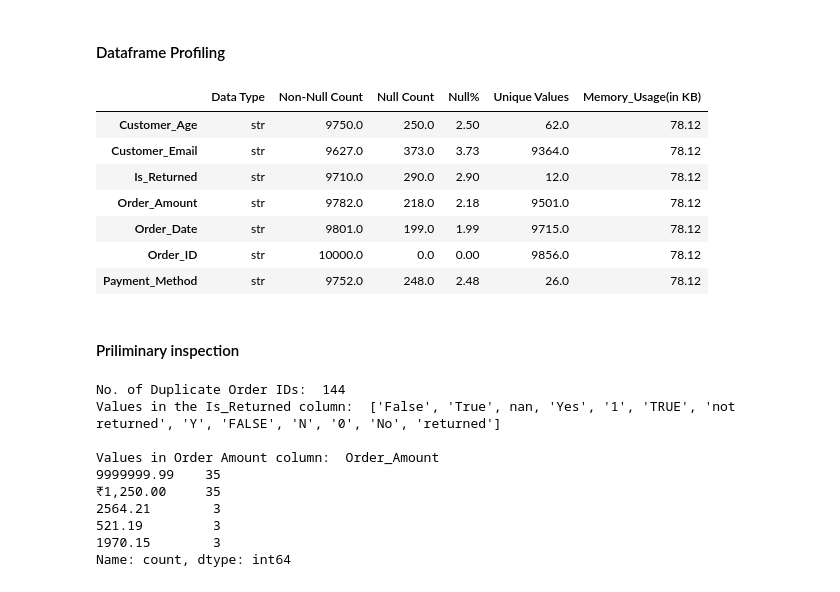
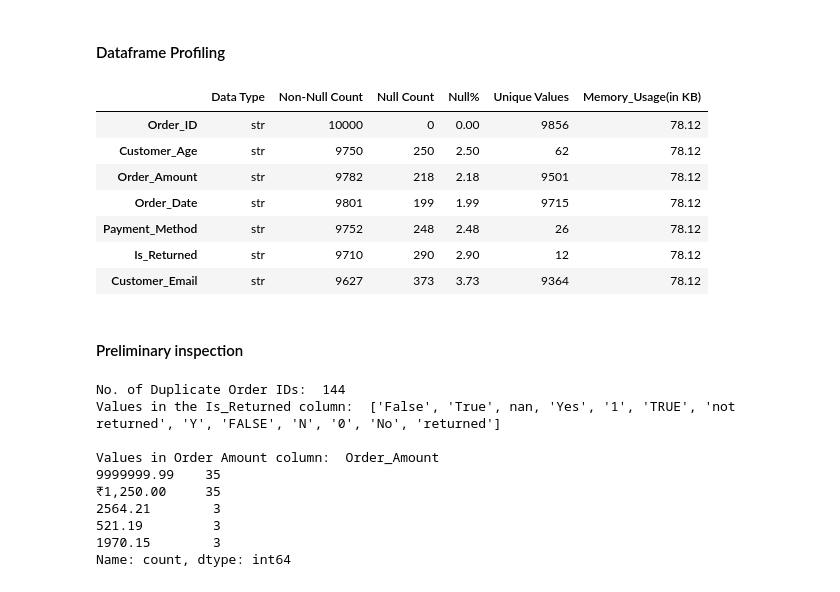
Before and after one commit to dibyajyotisamal/ecommerce-revenue-integrity-pipeline, a Jupyter notebook: notebooks/01_data_quality_check.ipynb, the cells around one changed output. Saved outputs shown, nothing was run; the diff lists cells and outputs as text; code cells hidden in the pictures.

```diff
--- a/notebooks/01_data_quality_check.ipynb
+++ b/notebooks/01_data_quality_check.ipynb
@@ -20,31 +27,30 @@ sns.set_theme(style='whitegrid', palette='viridis', context='notebook')
 # %%
 df_raw = pd.read_csv(r"data\raw\ecommerce_orders_data.csv",dtype='str')
 df = df_raw.copy()
 def df_profile(df):
     '''A function to get information about a DataFrame'''
     info = pd.DataFrame({
         'Data Type': df.dtypes,
         'Non-Null Count' : df.notna().sum(),
         'Null Count': df.isna().sum(),
         'Null%' : (df.isna().mean()*100).round(2),
         'Unique Values': df.nunique().astype('int64'),
-        'Memory_Usage(in KB)': (df.memory_usage()/1024).round(2)
+        'Memory_Usage(in KB)': (df.memory_usage(index=False) / 1024).round(2)
     })
-    info = info.drop('Index',axis=0)
     return info
 
 df_profile(df_raw)
 # %% [output]
 |  | Data Type | Non-Null Count | Null Count | Null% | Unique Values | Memory_Usage(in KB) |
-| Customer_Age | str | 9750.0 | 250.0 | 2.50 | 62.0 | 78.12 |
-| Customer_Email | str | 9627.0 | 373.0 | 3.73 | 9364.0 | 78.12 |
-| Is_Returned | str | 9710.0 | 290.0 | 2.90 | 12.0 | 78.12 |
-| Order_Amount | str | 9782.0 | 218.0 | 2.18 | 9501.0 | 78.12 |
-| Order_Date | str | 9801.0 | 199.0 | 1.99 | 9715.0 | 78.12 |
-| Order_ID | str | 10000.0 | 0.0 | 0.00 | 9856.0 | 78.12 |
-| Payment_Method | str | 9752.0 | 248.0 | 2.48 | 26.0 | 78.12 |
+| Order_ID | str | 10000 | 0 | 0.00 | 9856 | 78.12 |
+| Customer_Age | str | 9750 | 250 | 2.50 | 62 | 78.12 |
+| Order_Amount | str | 9782 | 218 | 2.18 | 9501 | 78.12 |
+| Order_Date | str | 9801 | 199 | 1.99 | 9715 | 78.12 |
+| Payment_Method | str | 9752 | 248 | 2.48 | 26 | 78.12 |
+| Is_Returned | str | 9710 | 290 | 2.90 | 12 | 78.12 |
+| Customer_Email | str | 9627 | 373 | 3.73 | 9364 | 78.12 |
 # %% [markdown]
-#### Priliminary inspection
+#### Preliminary inspection
 # %%
 id_dup = df['Order_ID'].duplicated().sum()
 print("No. of Duplicate Order IDs: ",id_dup)
```
Also changed, not shown: parts of 12 cells of this notebook, 4 other files.
